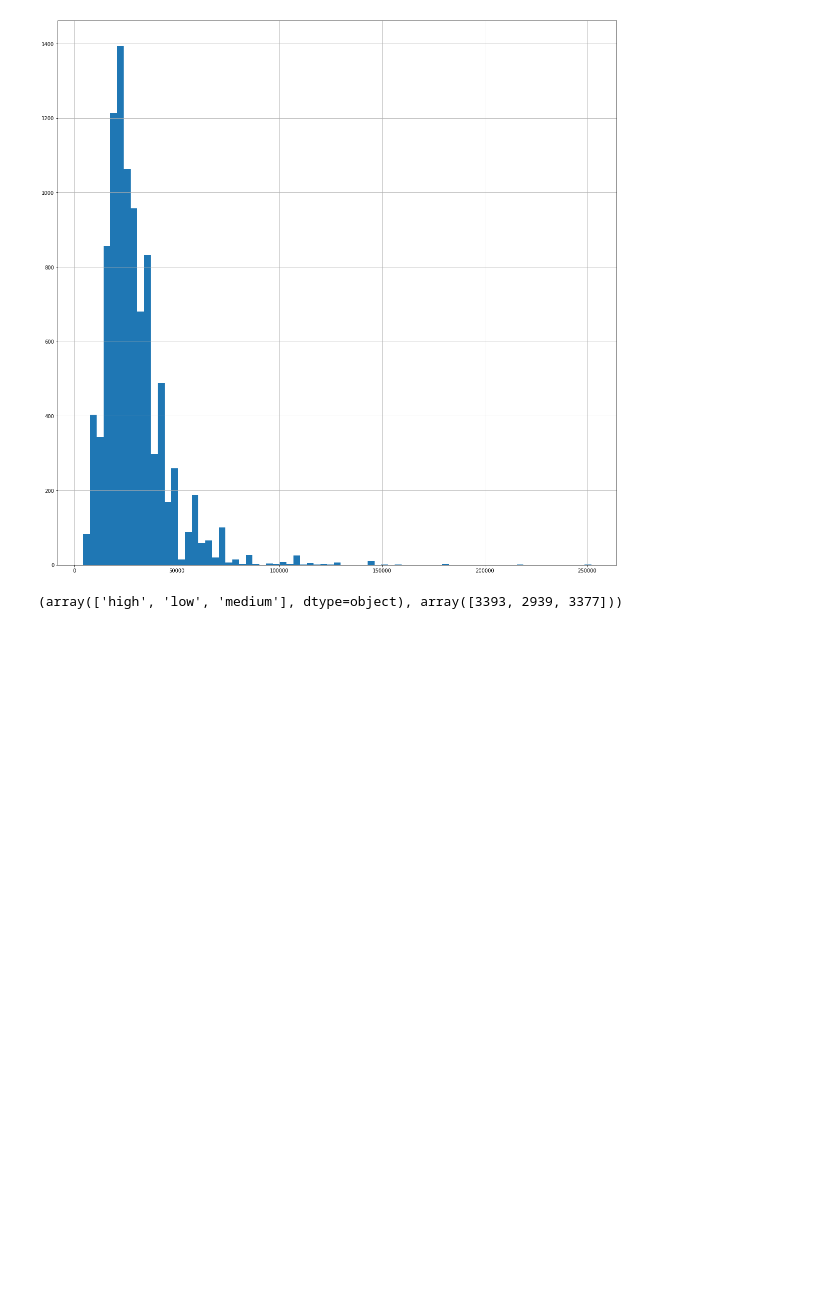
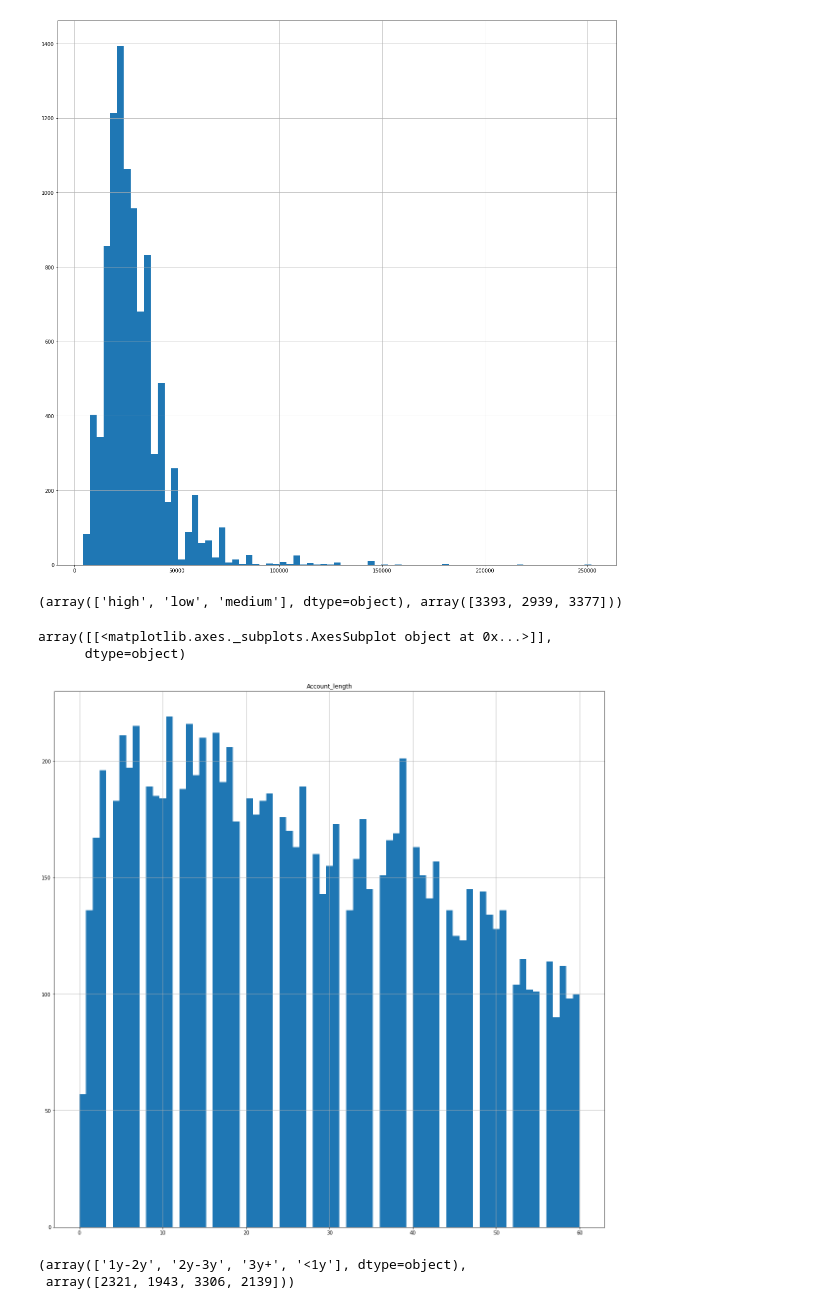
Before and after one commit to DomMcOyle/FAIKR3-Project, a Jupyter notebook: data_processing.ipynb, the cells around one changed output. Saved outputs shown, nothing was run; the diff lists cells and outputs as text; code cells hidden in the pictures; blank space fills up the shorter version.

```diff
--- a/data_processing.ipynb
+++ b/data_processing.ipynb
@@ -93,6 +93,28 @@ df3["Total_income"] = df2["Total_income"].apply(discretize_income)
 np.unique(df3["Total_income"], return_counts=True)
 # %% [output]
 (array(['high', 'low', 'medium'], dtype=object), array([3393, 2939, 3377]))
+# %%
+df3.hist("Account_length", bins=75, figsize=(20,20))
+# %% [output]
+array([[<matplotlib.axes._subplots.AxesSubplot object at 0x...>]],
+      dtype=object)
+[figure, added]
+# %%
+def discretize_al(x):
+  if x < 12:
+    return "<1y"
+  elif x < 24:
+    return "1y-2y"
+  elif x<36:
+    return "2y-3y"
+  else:
+    return "3y+"
+
+df3["Account_length"] = df2["Account_length"].apply(discretize_al)
+np.unique(df3["Account_length"], return_counts=True)
+# %% [output]
+(array(['1y-2y', '2y-3y', '3y+', '<1y'], dtype=object),
+ array([2321, 1943, 3306, 2139]))
 # %%
 from google.colab import files
 
```
